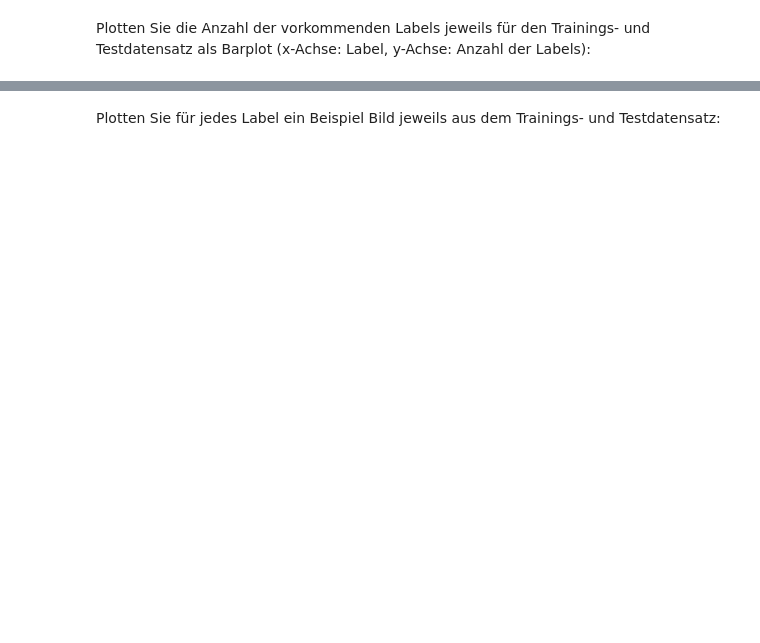
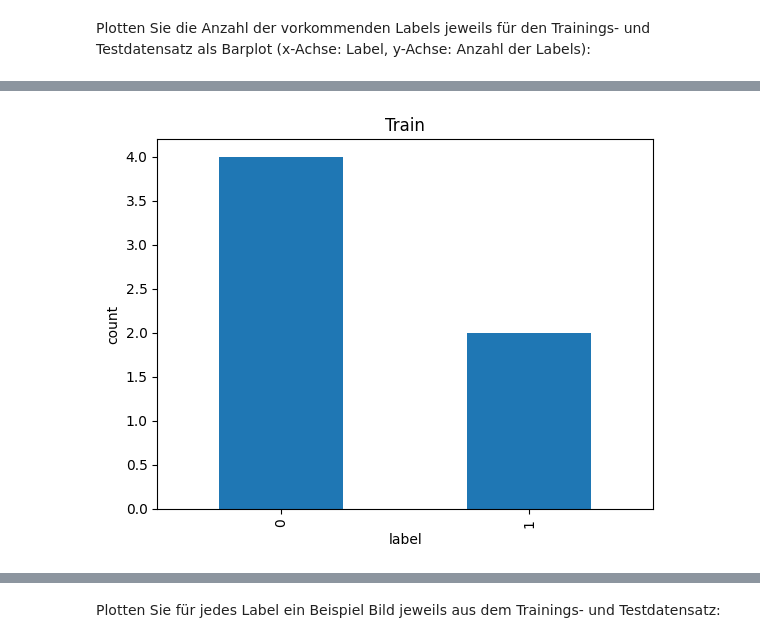
Before and after one commit to Noble-Dango/ml2026, a Jupyter notebook: 1_pythonIntro/notebooks/Exercise_1-Task.ipynb, the cells around one changed output, grey strips where cells are left out. Saved outputs shown, nothing was run; the diff lists cells and outputs as text; code cells hidden in the pictures; blank space fills up the shorter version.

```diff
--- a/1_pythonIntro/notebooks/Exercise_1-Task.ipynb
+++ b/1_pythonIntro/notebooks/Exercise_1-Task.ipynb
@@ -27,4 +25,21 @@ data_directory = "data"
+# %%
+data_directory = "data"
+TRAIN_DIRECTORY = os.path.join(data_directory, "train")
+TEST_DIRECTORY = os.path.join(data_directory, "test")
 # %% [markdown]
 Lesen Sie folgende Informationen zu den Bildern ein: Bild-Pfad, Split und Label:
+# %%
+walk_train = os.listdir(TRAIN_DIRECTORY)
+walk_test = os.listdir(TEST_DIRECTORY)
+labels_train = [None] * len(walk_train)
+labels_test = [None] * len(walk_test)
+
+for i, name in enumerate(walk_train):
+    x1 = name.split(".jpeg")[0].split("-")[-1]
+    labels_train[i] = 1 if x1 == "p" else 0
+
+for i, name in enumerate(walk_test):
+    x1 = name.split(".jpeg")[0].split("-")[-1]
+    labels_test[i] = 1 if x1 == "p" else 0
 # %% [markdown]
 Konvertieren Sie die Labels in numerische Werte 0 und 1:
@@ -44,0 +54,11 @@ Erstellen sie einen Pandas DataFrame für die extrahierten Bildpfade, Splits und
+# %%
+paths = walk_train + (walk_test)
+labels = labels_train + (labels_test)
+splits = ["train"] * len(walk_train) + ["test"] * len(walk_test)
+
+df = pd.DataFrame({
+    "path": paths,
+    "split": splits,
+    "label": labels
+})
+df
@@ -54,0 +78,11 @@ Plotten Sie die Anzahl der vorkommenden Labels jeweils für den Trainings- und T
+# %%
+train_df = df[df["split"] == "train"]
+
+# count labels and plot
+train_df["label"].value_counts().plot(kind="bar", title="Train")
+
+plt.xlabel("label")
+plt.ylabel("count")
+plt.show()
+# %% [output]
+[figure, added]
```
Also changed, not shown: parts of 9 cells of this notebook, 1 other file.
